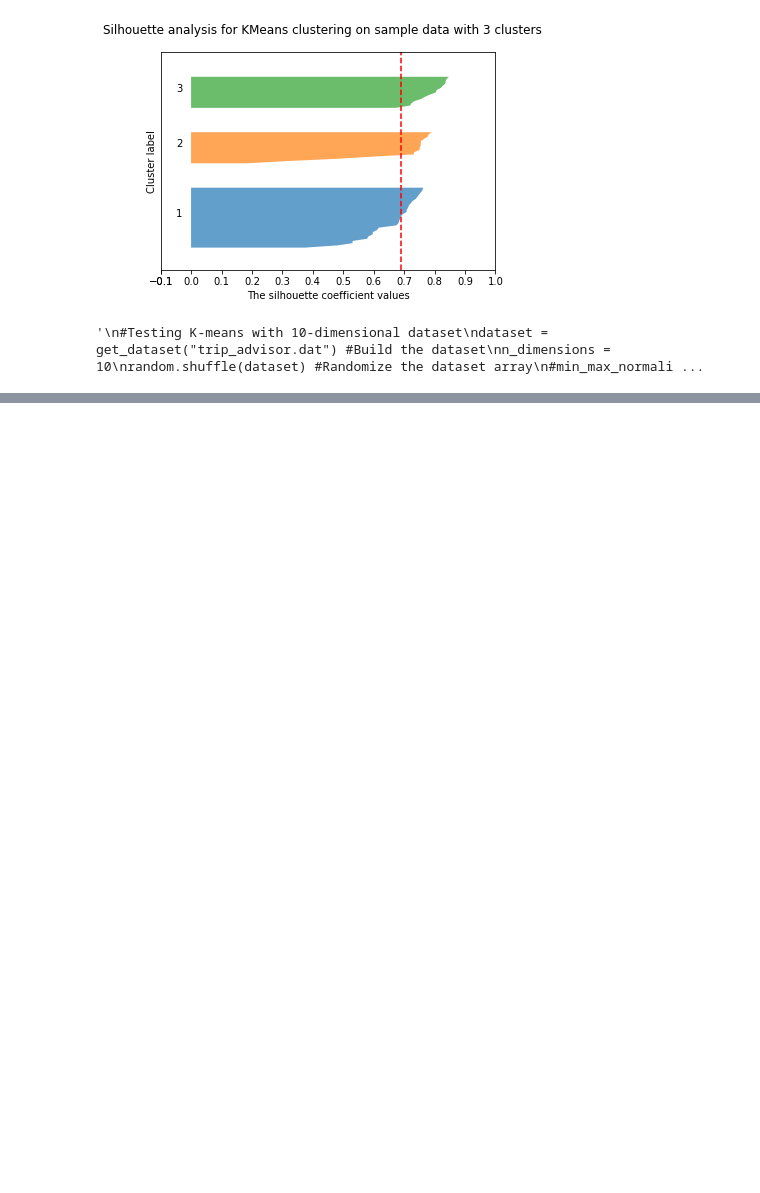
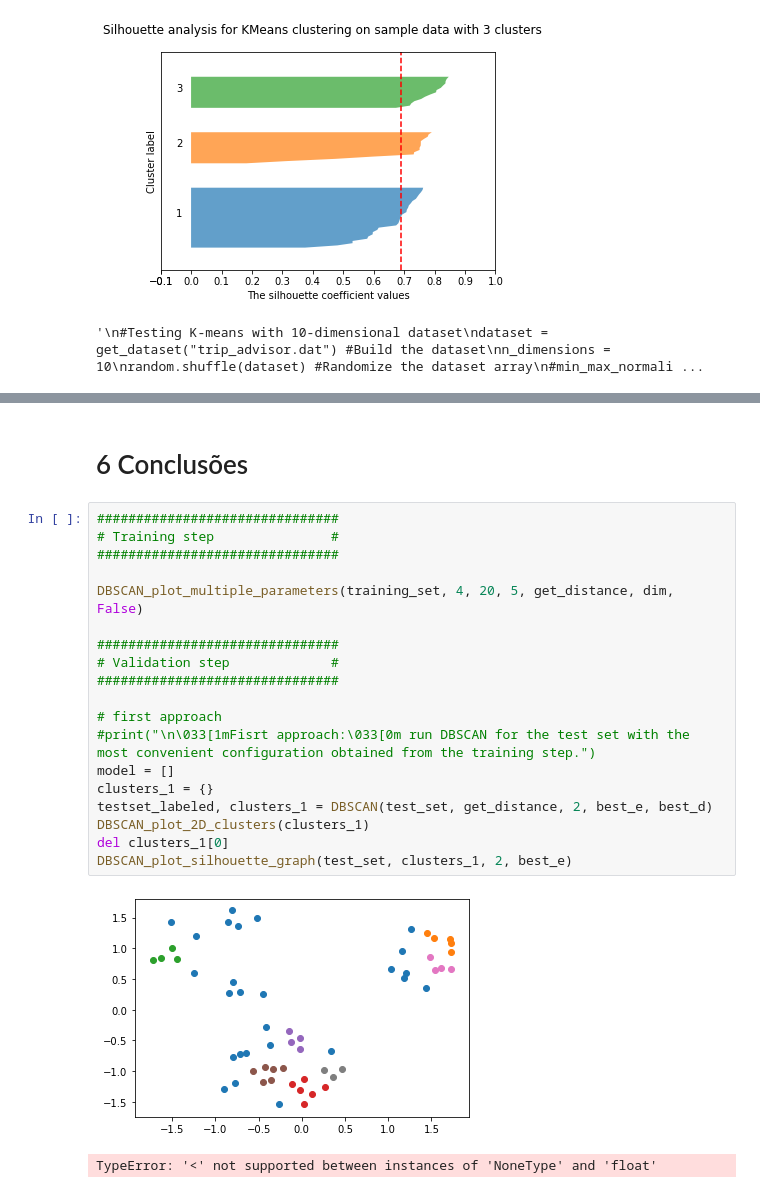
Before and after one commit to fcpereira97/MO444, a Jupyter notebook: Projeto 1/Projeto 1 - Notebook.ipynb, the cells around one changed output, grey strips where cells are left out. Cells and saved outputs as stored; diff of their text form; blank space fills up the shorter version.

```diff
--- a/Projeto 1/Projeto 1 - Notebook.ipynb
+++ b/Projeto 1/Projeto 1 - Notebook.ipynb
@@ -541 +835,25 @@ def DBSCAN(dataset, dist_func, dim, eps, minDensity):
+# %% [markdown]
+# 6 Conclusões
+# %%
+###############################
+# Training step               #
+###############################
+
+DBSCAN_plot_multiple_parameters(training_set, 4, 20, 5, get_distance, dim, False)
+
+###############################
+# Validation step             #
+###############################
+
+# first approach
+#print("\n\033[1mFisrt approach:\033[0m run DBSCAN for the test set with the most convenient configuration obtained from the training step.")
+model = []
+clusters_1 = {}
+testset_labeled, clusters_1 = DBSCAN(test_set, get_distance, 2, best_e, best_d)
+DBSCAN_plot_2D_clusters(clusters_1)
+del clusters_1[0]
+DBSCAN_plot_silhouette_graph(test_set, clusters_1, 2, best_e)
+# %% [output]
+[figure, added]
+TypeError: '<' not supported between instances of 'NoneType' and 'float'
 # %%
```
Also changed, not shown: parts of 53 cells of this notebook.
